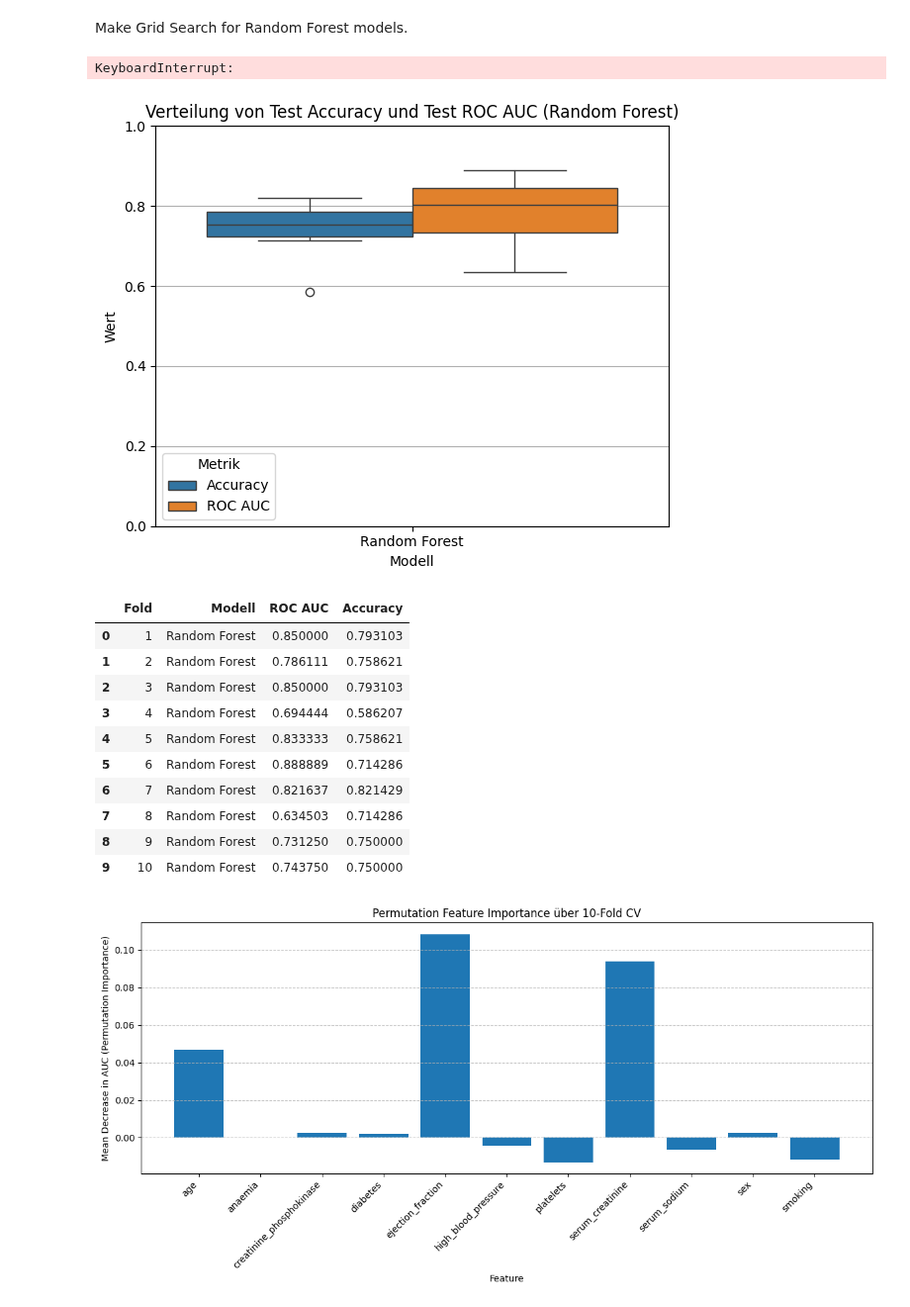
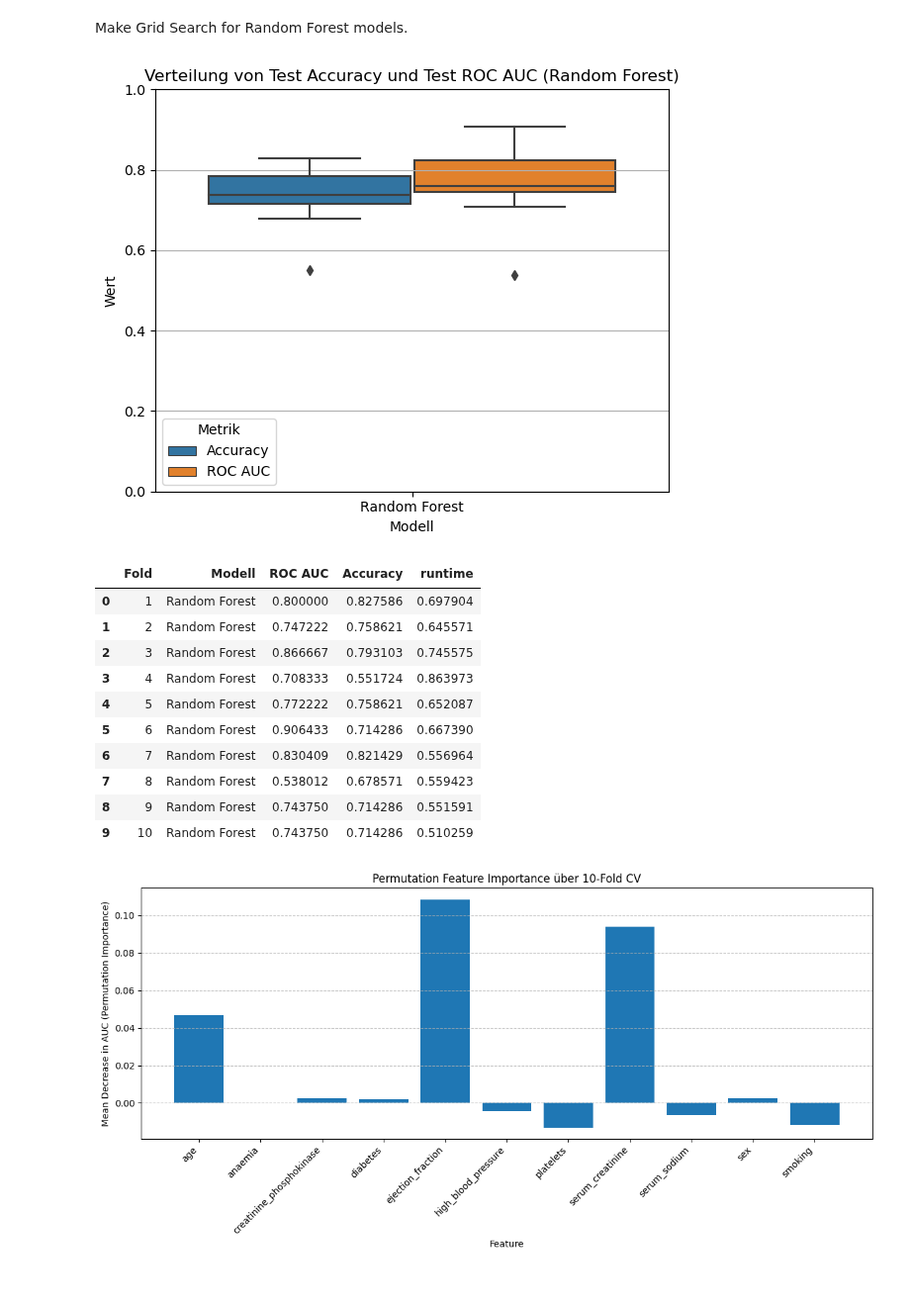
Before and after one commit to FelixFritz02/MasterKL, a Jupyter notebook: AI Numerics/Data Challenge/random_forest.ipynb, the cells around one changed output. Shown at 99% size. Drawn from its saved outputs; the diff is of its cells as text; code cells hidden in the pictures.

```diff
--- a/AI Numerics/Data Challenge/random_forest.ipynb
+++ b/AI Numerics/Data Challenge/random_forest.ipynb
@@ -14,6 +14,8 @@ from sklearn.ensemble import RandomForestClassifier
 # %%
 X = pd.read_pickle('X.pkl')
 y = pd.read_pickle('y.pkl')
+# %%
+y = y.values.flatten()
 # %%
 inner_cv = StratifiedKFold(n_splits = 3, shuffle=True,random_state=42)
 outer_cv = StratifiedKFold(n_splits = 10, shuffle=True,random_state=42)
@@ -33,8 +35,6 @@ grid_RF = GridSearchCV(
     cv=inner_cv,                     # innere CV (z.B. 3-fach)
 )
 scores_RF = cross_validate(grid_RF, X=X, y=y, cv=outer_cv, scoring=["roc_auc", "accuracy"], return_train_score=True)
-# %% [output]
-KeyboardInterrupt:
 # %%
 df = pd.DataFrame(scores_RF)
 # %%
@@ -63,25 +63,26 @@ plt.legend(title='Metrik', loc='lower left')
 plt.tight_layout()
 plt.show()
 # %% [output]
-[figure, old version]
+[figure, new version]
 # %%
 model_evaluation = pd.DataFrame({"Fold": range(1, 11)})
 model_evaluation['Modell'] = ['Random Forest'] * 10
 model_evaluation['ROC AUC'] = df['test_roc_auc']
 model_evaluation['Accuracy'] = df['test_accuracy']
+model_evaluation["runtime"] = df["fit_time"]/24
 model_evaluation
 # %% [output]
-|  | Fold | Modell | ROC AUC | Accuracy |
-| 0 | 1 | Random Forest | 0.850000 | 0.793103 |
-| 1 | 2 | Random Forest | 0.786111 | 0.758621 |
-| 2 | 3 | Random Forest | 0.850000 | 0.793103 |
-| 3 | 4 | Random Forest | 0.694444 | 0.586207 |
-| 4 | 5 | Random Forest | 0.833333 | 0.758621 |
-| 5 | 6 | Random Forest | 0.888889 | 0.714286 |
-| 6 | 7 | Random Forest | 0.821637 | 0.821429 |
-| 7 | 8 | Random Forest | 0.634503 | 0.714286 |
-| 8 | 9 | Random Forest | 0.731250 | 0.750000 |
-| 9 | 10 | Random Forest | 0.743750 | 0.750000 |
+|  | Fold | Modell | ROC AUC | Accuracy | runtime |
+| 0 | 1 | Random Forest | 0.800000 | 0.827586 | 0.697904 |
+| 1 | 2 | Random Forest | 0.747222 | 0.758621 | 0.645571 |
+| 2 | 3 | Random Forest | 0.866667 | 0.793103 | 0.745575 |
+| 3 | 4 | Random Forest | 0.708333 | 0.551724 | 0.863973 |
+| 4 | 5 | Random Forest | 0.772222 | 0.758621 | 0.652087 |
+| 5 | 6 | Random Forest | 0.906433 | 0.714286 | 0.667390 |
+| 6 | 7 | Random Forest | 0.830409 | 0.821429 | 0.556964 |
+| 7 | 8 | Random Forest | 0.538012 | 0.678571 | 0.559423 |
+| 8 | 9 | Random Forest | 0.743750 | 0.714286 | 0.551591 |
+| 9 | 10 | Random Forest | 0.743750 | 0.714286 | 0.510259 |
 # %%
 model_evaluation.to_pickle('model_evaluation/Random_Forest.pkl')
 # %%
```
Also changed, not shown: 11 other files.
